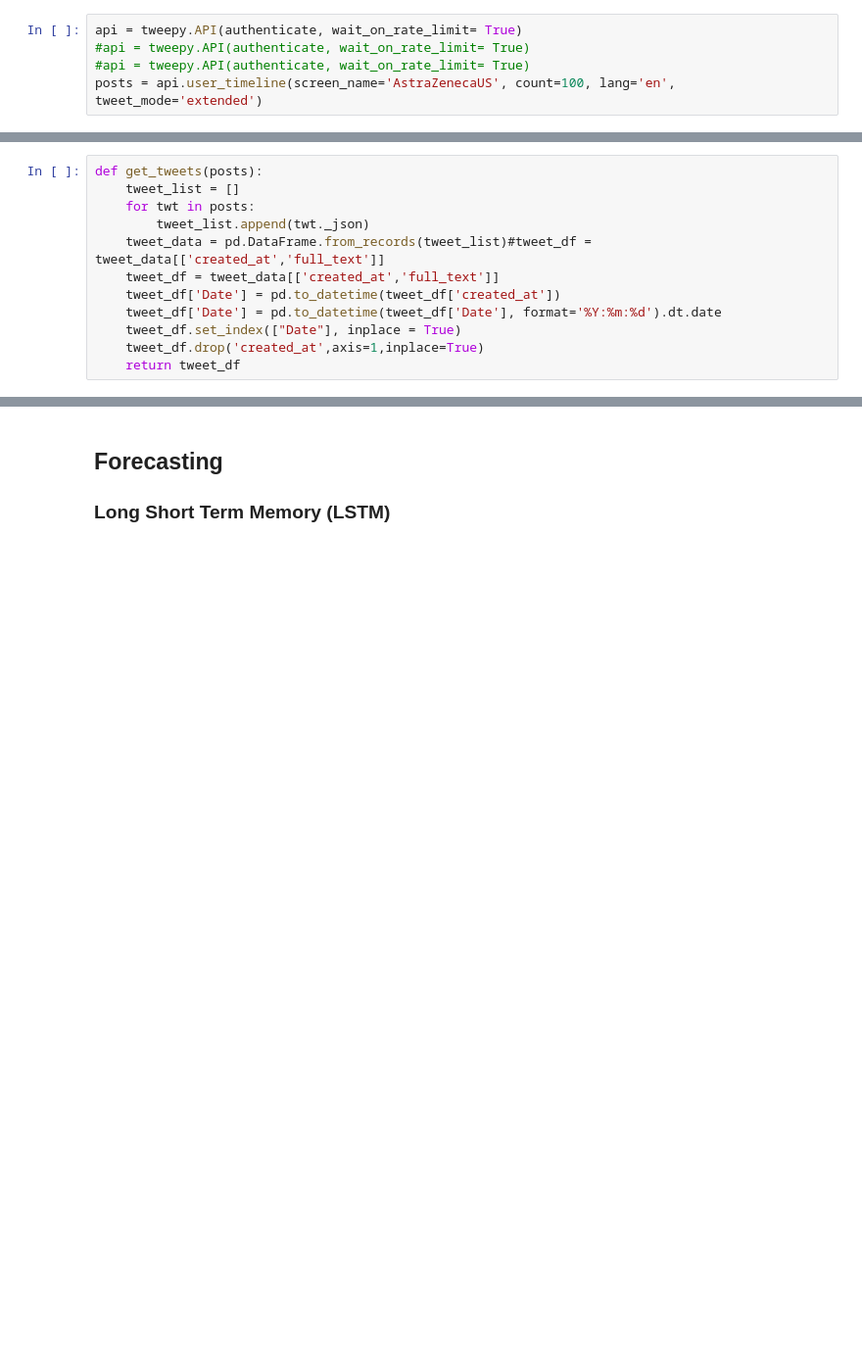
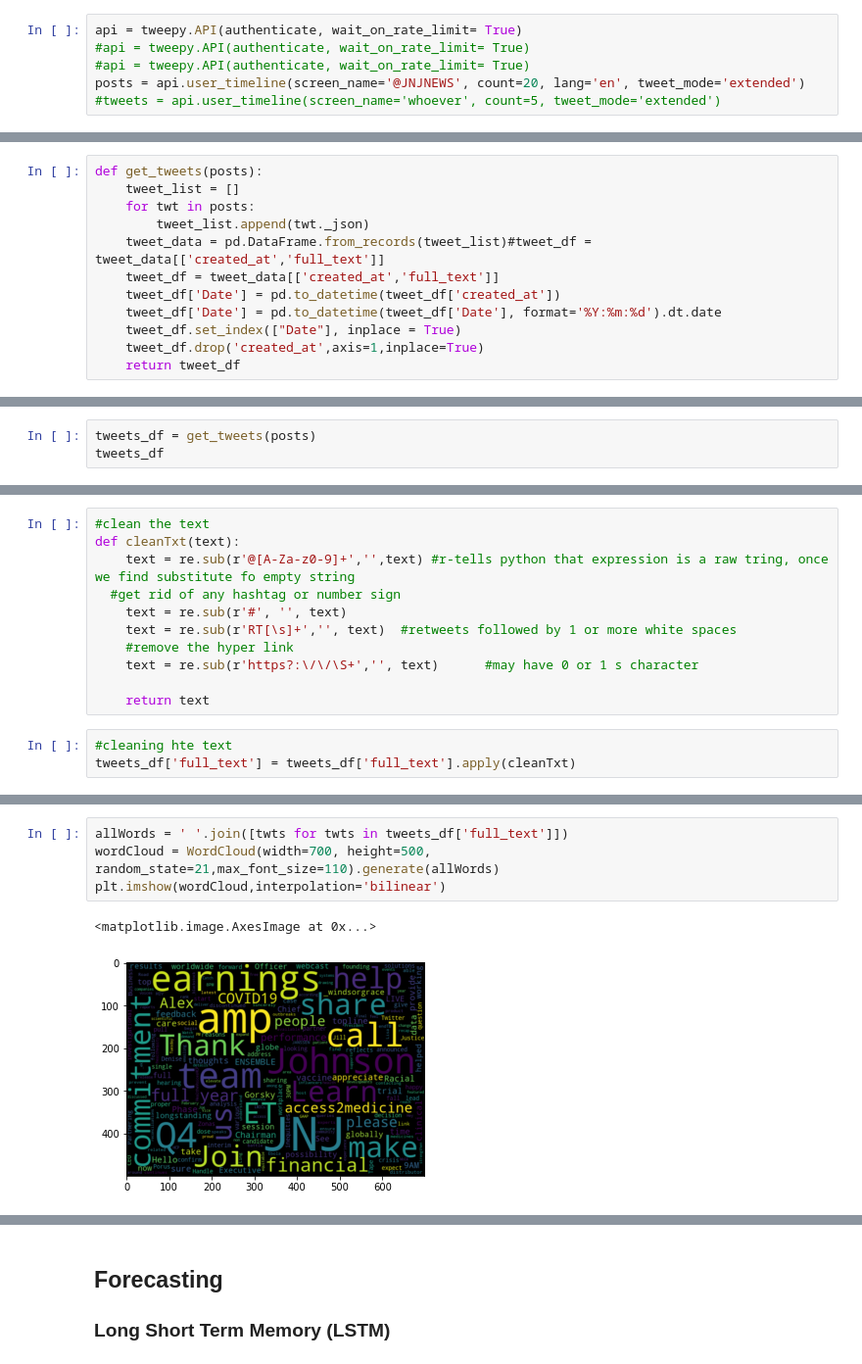
Before and after one commit to davidrtorres/Model-5-Stock-Price-Forecasting, a Jupyter notebook: LSTM_Capstone_1-29-21.ipynb, the cells around one changed output, grey strips where cells are left out. Shown at 98% size. Drawn from its saved outputs; the diff is of its cells as text; blank space fills up the shorter version.

```diff
--- a/LSTM_Capstone_1-29-21.ipynb
+++ b/LSTM_Capstone_1-29-21.ipynb
@@ -133,4 +135,5 @@ authenticate.set_access_token(json_data['access_token'], json_data['access_token
 api = tweepy.API(authenticate, wait_on_rate_limit= True)
 #api = tweepy.API(authenticate, wait_on_rate_limit= True)
 #api = tweepy.API(authenticate, wait_on_rate_limit= True)
-posts = api.user_timeline(screen_name='AstraZenecaUS', count=100, lang='en', tweet_mode='extended')
+posts = api.user_timeline(screen_name='@JNJNEWS', count=20, lang='en', tweet_mode='extended')
+#tweets = api.user_timeline(screen_name='whoever', count=5, tweet_mode='extended')
@@ -198,0 +152,3 @@ diff_data_plot
+# %%
+tweets_df = get_tweets(posts)
+tweets_df
@@ -198,0 +174,14 @@ diff_data_plot
+# %%
+#clean the text
+def cleanTxt(text):
+    text = re.sub(r'@[A-Za-z0-9]+','',text) #r-tells python that expression is a raw tring, once we find substitute fo empty string
+  #get rid of any hashtag or number sign
+    text = re.sub(r'#', '', text)
+    text = re.sub(r'RT[\s]+','', text)  #retweets followed by 1 or more white spaces
+    #remove the hyper link
+    text = re.sub(r'https?:\/\/\S+','', text)      #may have 0 or 1 s character
+
+    return text
+# %%
+#cleaning hte text
+tweets_df['full_text'] = tweets_df['full_text'].apply(cleanTxt)
@@ -198,0 +209,7 @@ diff_data_plot
+# %%
+allWords = ' '.join([twts for twts in tweets_df['full_text']])
+wordCloud = WordCloud(width=700, height=500, random_state=21,max_font_size=110).generate(allWords)
+plt.imshow(wordCloud,interpolation='bilinear')
+# %% [output]
+<matplotlib.image.AxesImage at 0x...>
+[figure, added]
```
Also changed, not shown: parts of 27 cells of this notebook, 1 other file.
